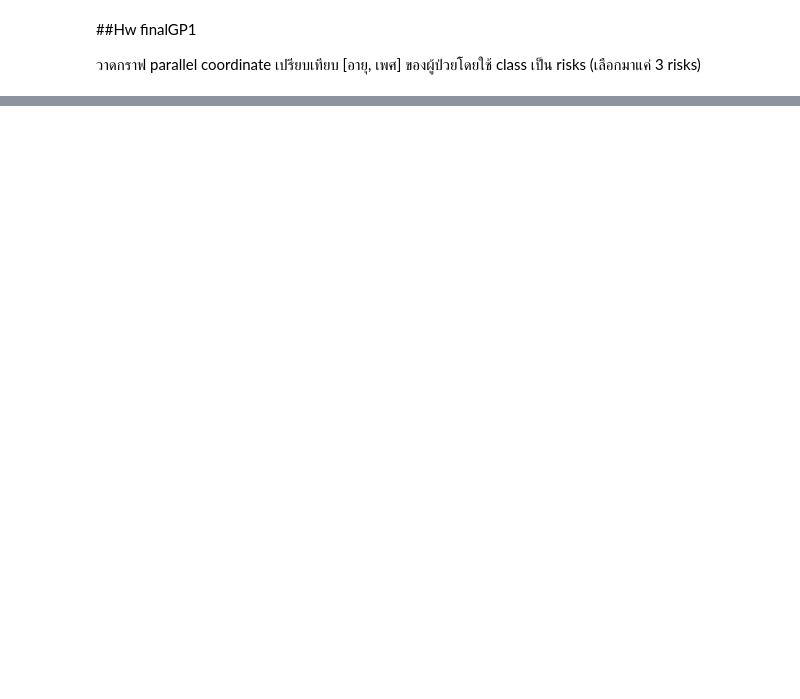
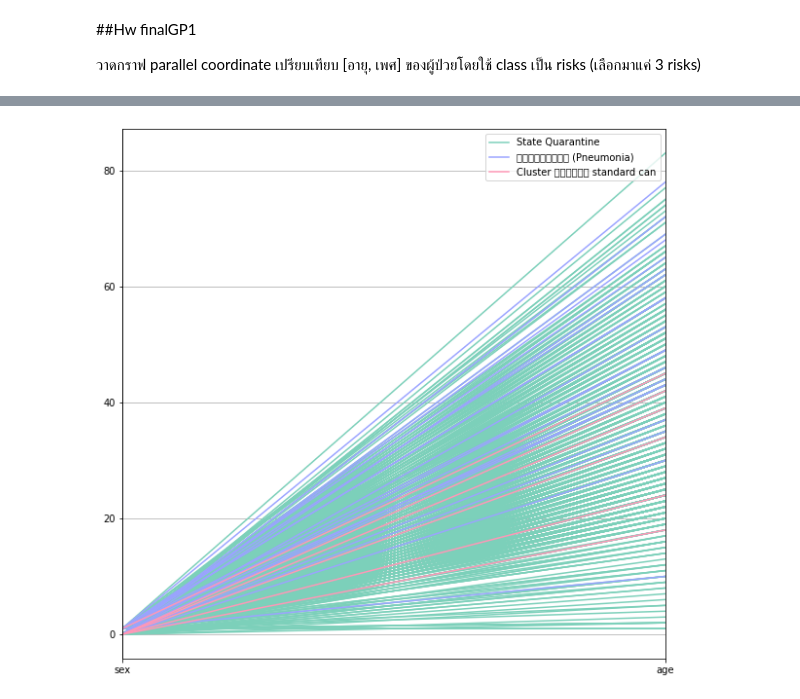
Before and after one commit to sskboonmee/data_viz_2022, a Jupyter notebook: DataViz01_Table_Date.ipynb, the cells around one changed output, grey strips where cells are left out. Cells and saved outputs as stored; diff of their text form; code cells hidden in the pictures; blank space fills up the shorter version.

```diff
--- a/DataViz01_Table_Date.ipynb
+++ b/DataViz01_Table_Date.ipynb
@@ -126,0 +295,3 @@ pd.plotting.parallel_coordinates(df, 'Name' , color=)
+# %%
+risk1 = HW_nonull[HW_nonull['risk']=='State Quarantine']
+risk1
@@ -126,0 +312,3 @@ pd.plotting.parallel_coordinates(df, 'Name' , color=)
+# %%
+risk2 = HW_nonull[HW_nonull['risk']== 'ปอดอักเสบ (Pneumonia)']
+risk2
@@ -126,0 +333,3 @@ pd.plotting.parallel_coordinates(df, 'Name' , color=)
+# %%
+risk3 = HW_nonull[HW_nonull['risk']== 'Cluster โรงงาน standard can']
+risk3
@@ -126,0 +344,3 @@ pd.plotting.parallel_coordinates(df, 'Name' , color=)
+# %%
+HWplot = pd.concat([risk1,risk2,risk3])
+HWplot
@@ -126,0 +361,4 @@ pd.plotting.parallel_coordinates(df, 'Name' , color=)
+# %%
+pd.plotting.parallel_coordinates(HWplot, 'risk', color=[ '#7CD0BA','#9BA4FF','#FF98B7']);
+# %% [output]
+[figure, added]
```
Also changed, not shown: parts of 29 cells of this notebook.
